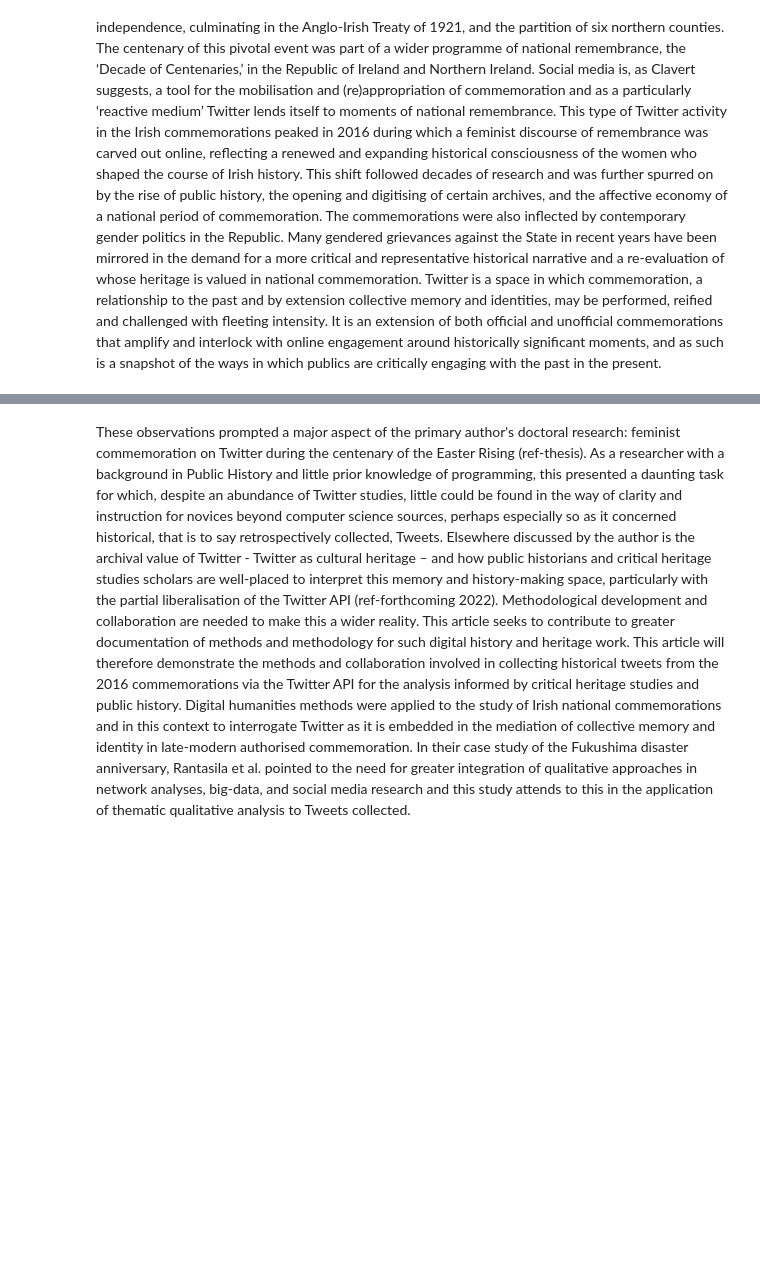
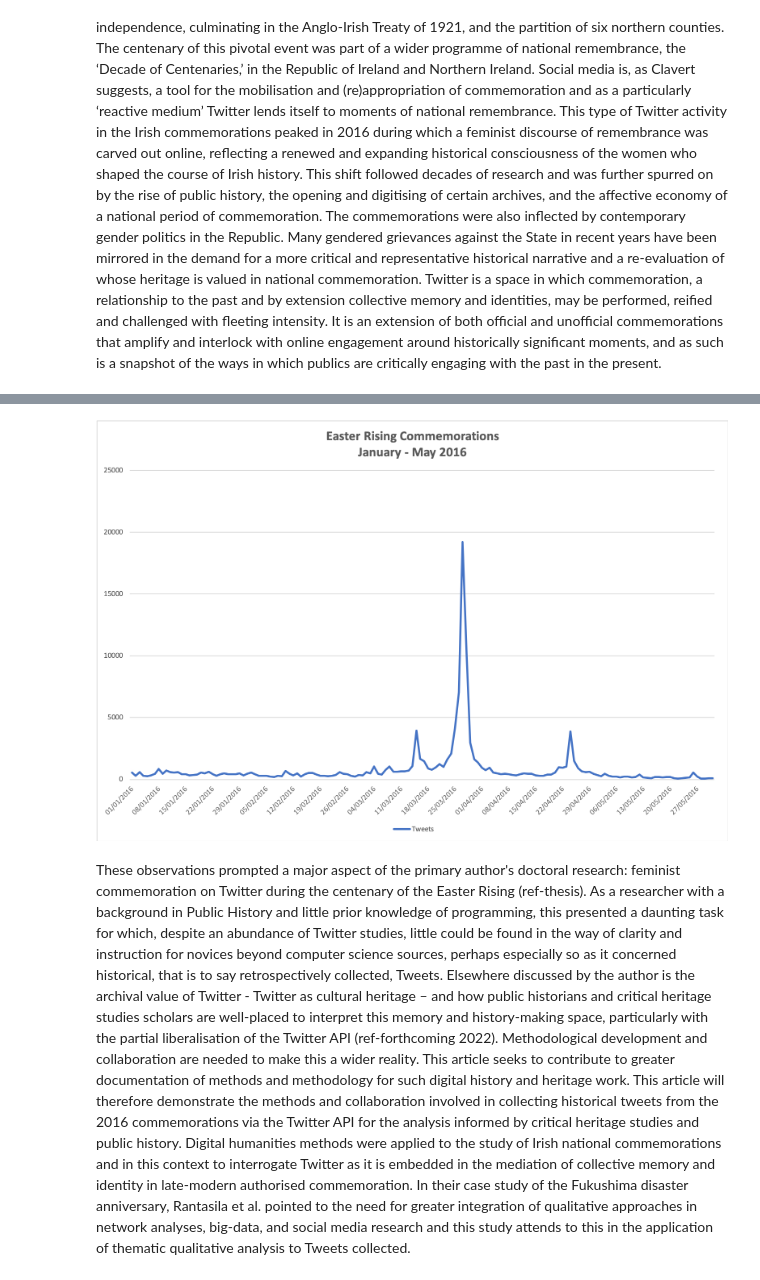
Before and after one commit to jdh-observer/jdh001-SLCj9T3MsrEk, a Jupyter notebook: jdh_twitter5_anonymised.ipynb, the cells around one changed output, grey strips where cells are left out. Cells and saved outputs as stored; diff of their text form; code cells hidden in the pictures; blank space fills up the shorter version.

Commit message:
remove tag hermeneutics-step / use display(Image(path)

```diff
--- a/jdh_twitter5_anonymised.ipynb
+++ b/jdh_twitter5_anonymised.ipynb
@@ -24,10 +24,10 @@ metadata={
         "object": {
             "type":"image",
             "source": [
-                "figure 1: ‘Easter Rising 2016’ dataset, retweets removed (c. 139k original Tweets) 1 Jan - 31 May 2016"
+                "figure 1:Easter Rising 2016 dataset, retweets removed (c. 139k original Tweets) 1 Jan - 31 May 2016"
             ]
         }
     }
 }
-Image(url= "media/1916-2016_Jan-May-tweets-plot.jpg", metadata=metadata)
+display(Image("media/1916-2016_Jan-May-tweets-plot.jpg"), metadata=metadata)
 # %% [output]
@@ -35 +34,2 @@ Image(url= "media/1916-2016_Jan-May-tweets-plot.jpg", metadata=metadata)
+[figure, added]
 # %% [markdown]
```
Also changed, not shown: parts of 11 cells of this notebook.
